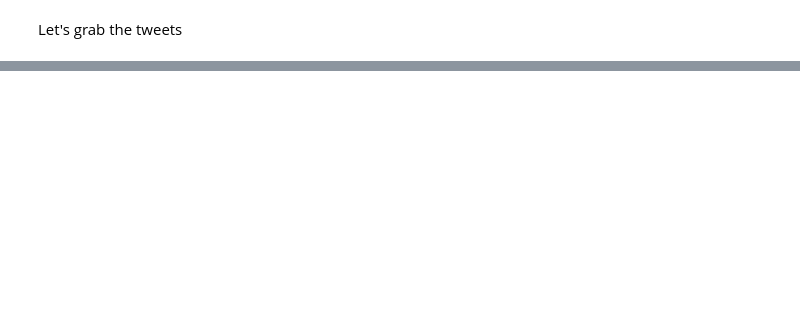
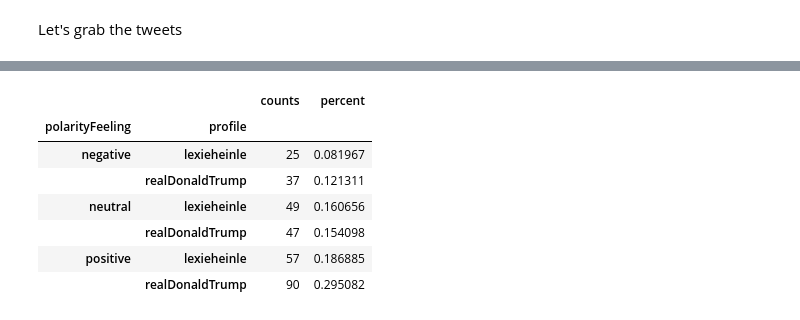
Before and after one commit to lexieheinle/tweet-analysis, a Jupyter notebook: Twitter Analysis.ipynb, the cells around one changed output, grey strips where cells are left out. Saved outputs shown, nothing was run; the diff lists cells and outputs as text; code cells hidden in the pictures; blank space fills up the shorter version.

```diff
--- a/Twitter Analysis.ipynb
+++ b/Twitter Analysis.ipynb
@@ -103,0 +137,29 @@ NameError: name 'df' is not defined
+# %%
+def sentimentize(tweet, variable):
+    '''
+    Utility function to classify sentiment of passed tweet
+    using textblob's sentiment method
+    '''
+    analysis = TextBlob(tweet)
+    variableMeasure = getattr(analysis.sentiment,variable)
+    return variableMeasure
+    if variableMeasure > 0:
+        return 'positive'
+    elif variableMeasure == 0:
+        return 'neutral'
+    else:
+        return 'negative'
+
+def sentimentize_feeling(tweet, variable):
+    '''
+    Utility function to classify sentiment of passed tweet
+    using textblob's sentiment method
+    '''
+    analysis = TextBlob(tweet)
+    variableMeasure = getattr(analysis.sentiment,variable)
+    if variableMeasure > 0:
+        return 'positive'
+    elif variableMeasure == 0:
+        return 'neutral'
+    else:
+        return 'negative'
@@ -103,0 +180,13 @@ NameError: name 'df' is not defined
+# %%
+polarity = pd.DataFrame(df.groupby(['polarityFeeling', 'profile']).size().rename('counts')).astype(int)
+polarity['percent'] = polarity['counts'].apply(lambda x: x/polarity.sum())
+polarity
+# %% [output]
+|  |  | counts | percent |
+| polarityFeeling | profile |  |  |
+| negative | lexieheinle | 25 | 0.081967 |
+|  | realDonaldTrump | 37 | 0.121311 |
+| neutral | lexieheinle | 49 | 0.160656 |
+|  | realDonaldTrump | 47 | 0.154098 |
+| positive | lexieheinle | 57 | 0.186885 |
+|  | realDonaldTrump | 90 | 0.295082 |
```
Also changed, not shown: parts of 28 cells of this notebook, 1 other file.
